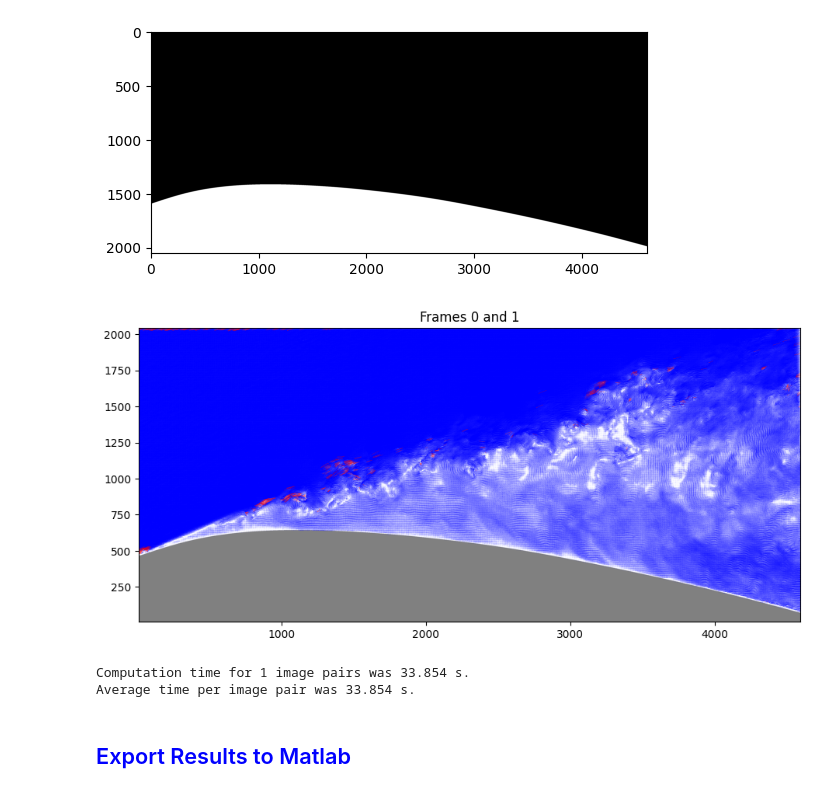
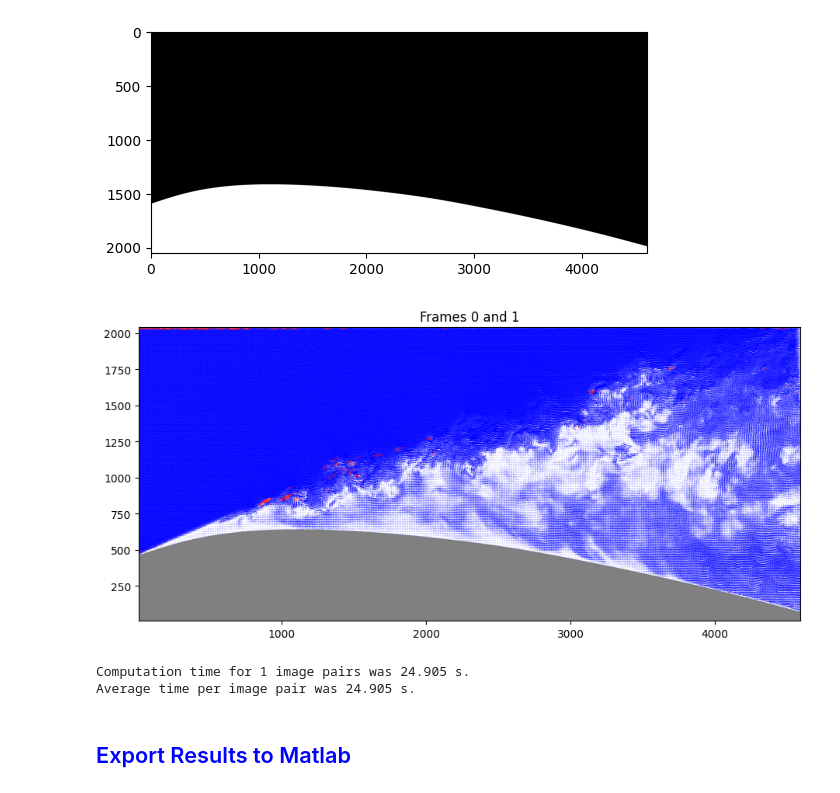
Before and after one commit to ali-sh-96/openpiv-python-cpu, a Jupyter notebook: tutorials/openpiv_python_cpu_tutorial.ipynb, the cells around one changed output. Saved outputs shown, nothing was run; the diff lists cells and outputs as text; code cells hidden in the pictures.

```diff
--- a/tutorials/openpiv_python_cpu_tutorial.ipynb
+++ b/tutorials/openpiv_python_cpu_tutorial.ipynb
@@ -84,7 +84,7 @@ plt.show()
 settings = {}
 
 # Passes and iterations.
-settings["search_size_iters"] = (1, 1, 1,)
+settings["search_size_iters"] = (1, 2, 2,)
 
 # Geometry settings.
 settings["overlap_ratio"] = (0.5, 0.5, 0.5,)
@@ -271,13 +271,13 @@ n_frame_pairs = 0
 frame_shape = frame_a.shape
 process = piv_cpu(frame_shape,
                   min_search_size=16,
-                  search_size_iters=(1, 1, 1),
-                  overlap_ratio=(0.5, 0.5, 0.75),
+                  search_size_iters=(1, 2, 2),
+                  overlap_ratio=(0.5, 0.5, 0.5),
                   shrink_ratio=1,
                   deforming_order=2,
                   normalize=True,
                   subpixel_method="gaussian",
-                  n_fft=(1, 1, 2,),
+                  n_fft=(1, 2, 2,),
                   deforming_par=0.5,
                   batch_size=1,
                   s2n_method="peak2peak",
@@ -304,7 +304,7 @@ y = y[::-1]
 # Plot the results.
 fig, ax = plt.subplots(figsize=(11, 11))
 ax.set_aspect(1)
-vector_width = 0.0002
+vector_width = 0.0005
 vector_scale = 1000
 
 # Adjust the axis limits to the minimum and maximum range.
@@ -316,36 +316,36 @@ for k in k_frames:
     i, j = k
 
     frame_a = cv2.imread(tif_files[i], cv2.IMREAD_ANYDEPTH)
     frame_b = cv2.imread(tif_files[j], cv2.IMREAD_ANYDEPTH)
 
     u, v = process(frame_a, frame_b)
     v = -v
     loc = process.val_locations
     _loc = ~loc
 
     process_time += time.time() - start_time
 
     # Update the quiver plot.
     ax.quiver(x[_loc], y[_loc], u[_loc], v[_loc], color="b", width=vector_width, scale=vector_scale)
     ax.quiver(x[loc], y[loc], u[loc], v[loc], color="r", width=vector_width, scale=vector_scale)
     ax.set_title(f"Frames {i} and {j}")
 
     # Show the true areas of the mask in gray color.
     ax.imshow(~mask, cmap='gray', alpha=0.5, extent=[np.min(x), np.max(x), np.min(y), np.max(y)])
 
     # Display the updated plot.
     display.clear_output(wait=True)
     if n_frame_pairs != 0:
         display.display(fig)
     plt.pause(0.01)
     n_frame_pairs += 1
 
 print('Computation time for {} image pairs was {:.3f} s.'.format(n_frame_pairs, process_time))
 print('Average time per image pair was {:.3f} s.'.format(process_time / n_frame_pairs))
 # %% [output]
-[figure, old version]
+[figure, new version]
-Computation time for 1 image pairs was 33.854 s.
-Average time per image pair was 33.854 s.
+Computation time for 1 image pairs was 24.905 s.
+Average time per image pair was 24.905 s.
 # %% [markdown]
 ## <span style="color:blue;">Export Results to Matlab</span>
 # %%
```
Also changed, not shown: parts of 2 cells of this notebook.
